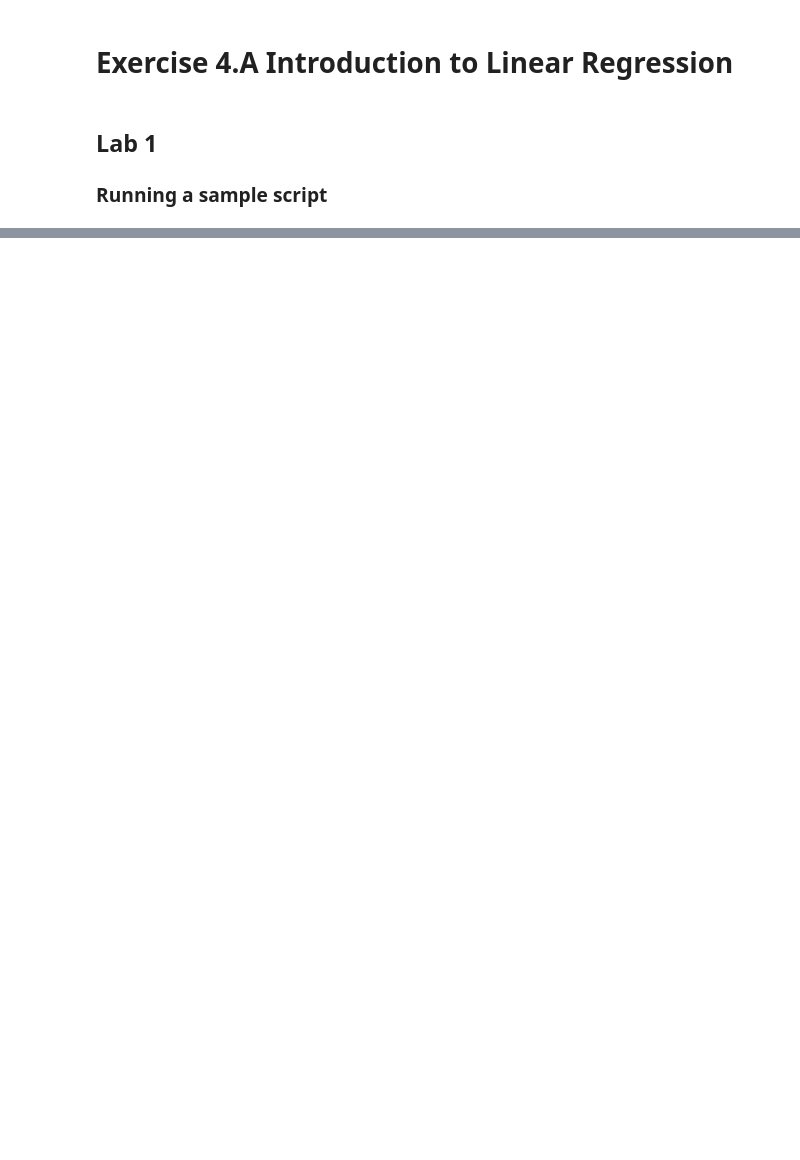
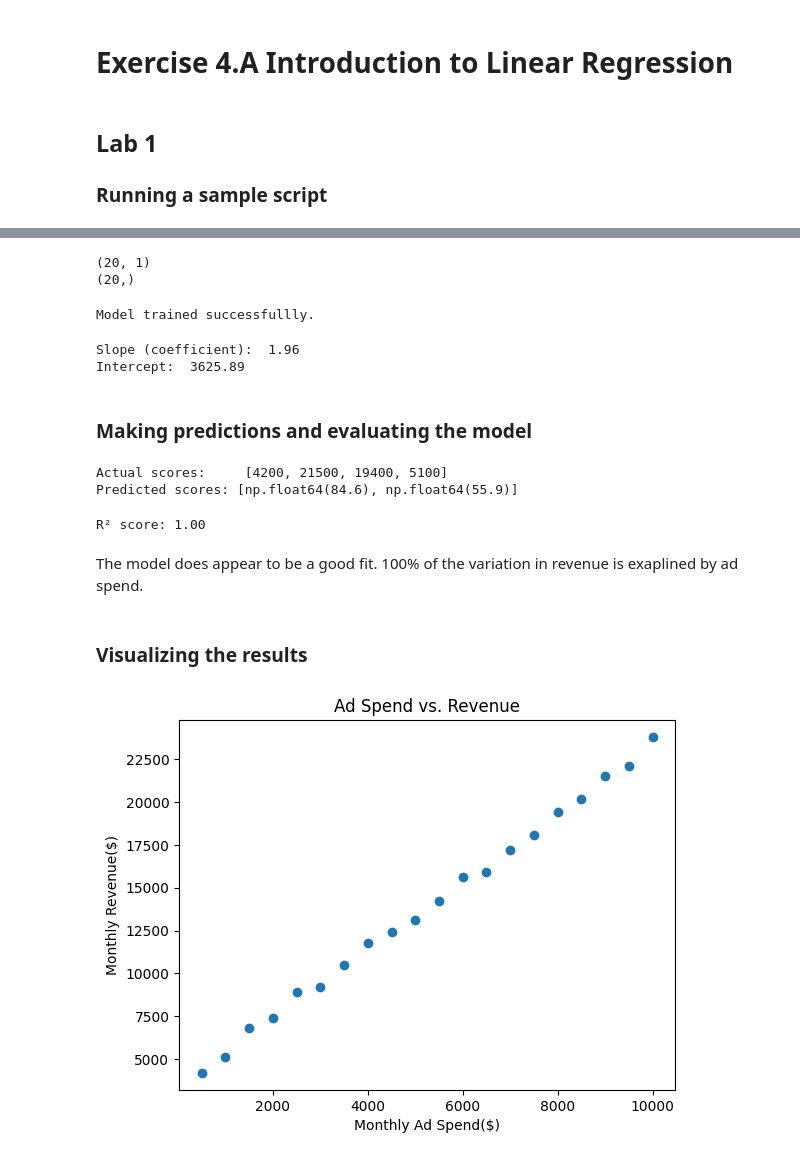
Before and after one commit to Bcv1018/data-analytics, a Jupyter notebook: week-07/Ex4A_Intro_to_Linear_Regression.ipynb, the cells around one changed output, grey strips where cells are left out. Drawn from its saved outputs; the diff is of its cells as text; code cells hidden in the pictures; blank space fills up the shorter version.

```diff
--- a/week-07/Ex4A_Intro_to_Linear_Regression.ipynb
+++ b/week-07/Ex4A_Intro_to_Linear_Regression.ipynb
@@ -33,0 +83,11 @@ print('Model trained successfully.')
+# %%
+ad_data = {
+ 'monthly_ad_spend': [500, 1000, 1500, 2000, 2500, 3000, 3500, 4000, 4500,
+5000, 5500, 6000, 6500, 7000, 7500, 8000, 8500, 9000, 9500, 10000],
+ 'monthly_revenue': [4200, 5100, 6800, 7400, 8900, 9200, 10500, 11800,
+12400, 13100, 14200, 15600, 15900, 17200, 18100, 19400, 20200, 21500, 22100,
+23800]
+}
+
+df_ads = pd.DataFrame(ad_data)
+df_ads
@@ -33,0 +112,9 @@ print('Model trained successfully.')
+# %%
+x2 = df_ads[['monthly_ad_spend']]
+y2 = df_ads['monthly_revenue']
+
+print(x2.shape)
+print(y2.shape)
+# %% [output]
+(20, 1)
+(20,)
@@ -33,0 +123,41 @@ print('Model trained successfully.')
+# %%
+model2 = LinearRegression()
+model2.fit(x2_train, y2_train)
+print('Model trained successfullly.')
+# %% [output]
+Model trained successfullly.
+# %%
+print(f'Slope (coefficient):  {model2.coef_[0]:.2f}')
+print(f'Intercept:  {model2.intercept_:.2f}')
+# For each additional $1 , the predicted monthly revenue increases by $1.96
+# %% [output]
+Slope (coefficient):  1.96
+Intercept:  3625.89
+# %% [markdown]
+### Making predictions and evaluating the model
+# %%
+y2_pred = model.predict(x2_test)
+
+print('Actual scores:    ', list(y2_test))
+print('Predicted scores:', list(y_pred.round(1)))
+# %% [output]
+Actual scores:     [4200, 21500, 19400, 5100]
+Predicted scores: [np.float64(84.6), np.float64(55.9)]
+# %%
+r_squared = model.score(x2_test, y2_test)
+print(f'R² score: {r_squared:.2f}')
+# %% [output]
+R² score: 1.00
+# %% [markdown]
+The model does appear to be a good fit. 100% of the variation in revenue is exaplined by ad spend.
+# %% [markdown]
+### Visualizing the results
+# %%
+plt.scatter(x2,y2)
+plt.xlabel('Monthly Ad Spend($)')
+plt.ylabel('Monthly Revenue($)')
+plt.title('Ad Spend vs. Revenue')
+
+plt.show()
+# %% [output]
+[figure, added]
```
Also changed, not shown: parts of 14 cells of this notebook.
